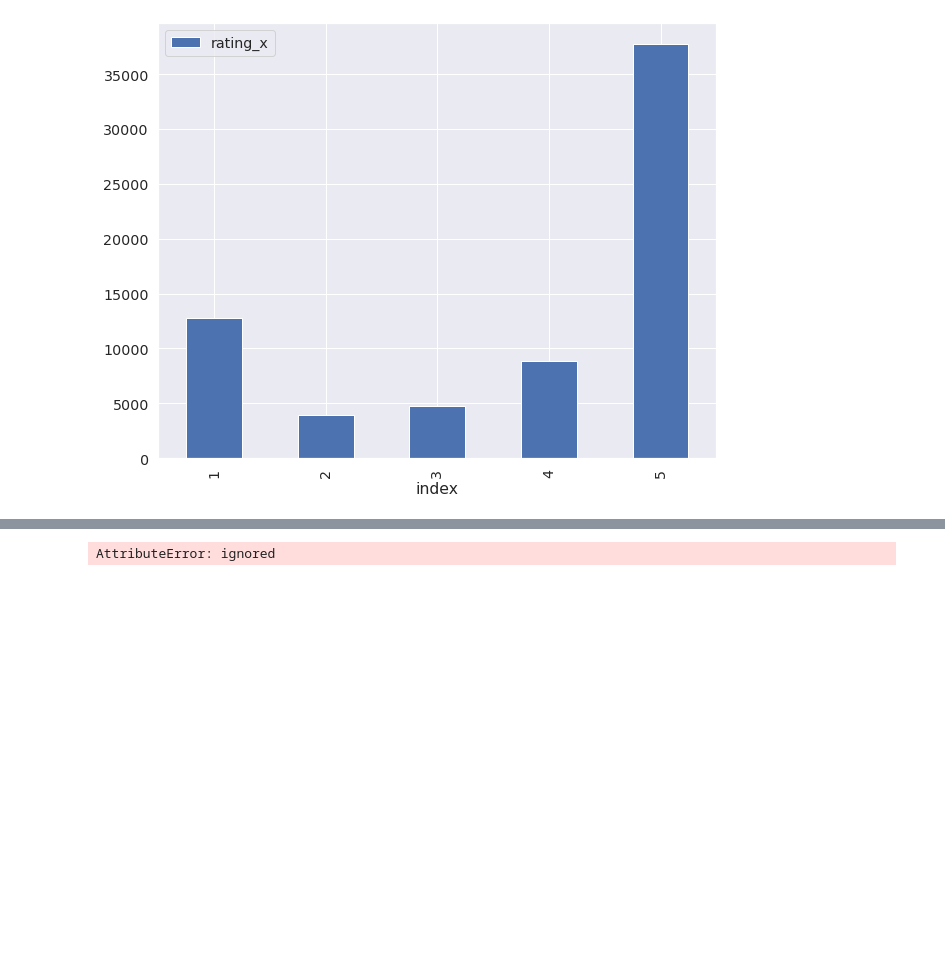
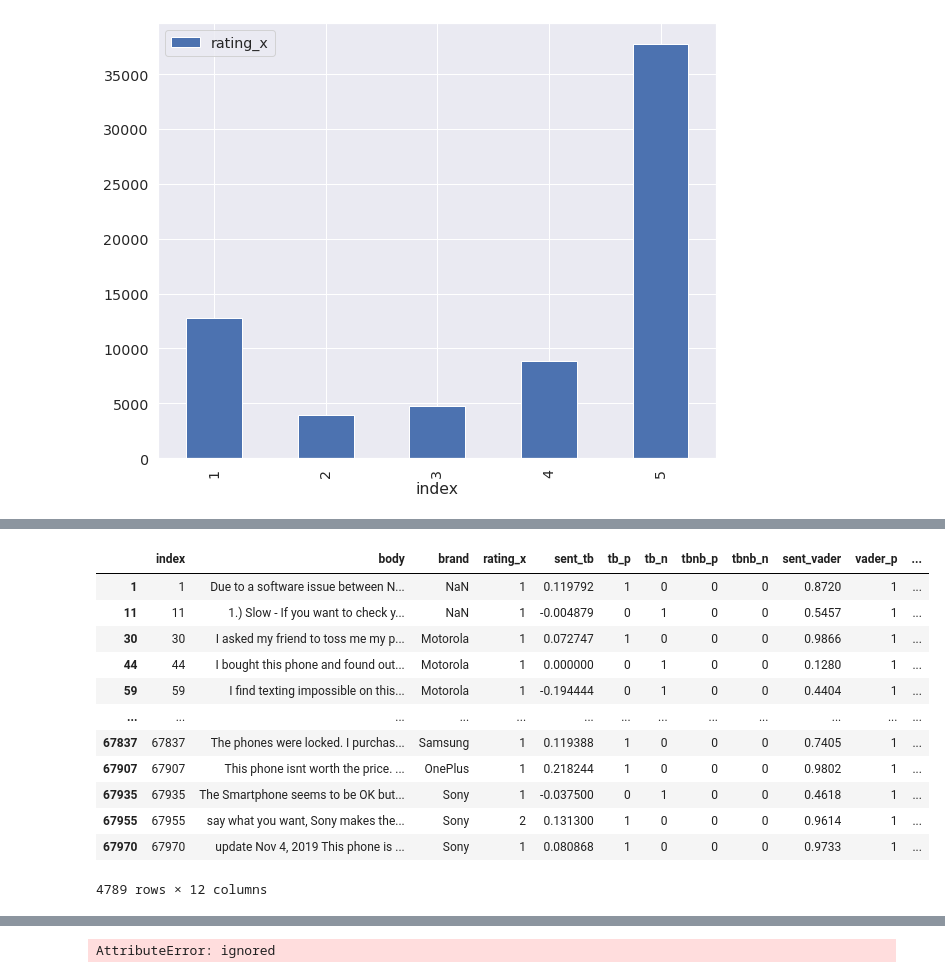
Before and after one commit to Vish4github/News-Category-Classification-using-Transfer-Learning, a Jupyter notebook: Amazon_Cell_Phone_Reviews.ipynb, the cells around one changed output, grey strips where cells are left out. Drawn from its saved outputs; the diff is of its cells as text; code cells hidden in the pictures; blank space fills up the shorter version.

```diff
--- a/Amazon_Cell_Phone_Reviews.ipynb
+++ b/Amazon_Cell_Phone_Reviews.ipynb
@@ -376,0 +468,39 @@ df_reviews.groupby('brand').agg({'sentiment':['mean'], 'pos':['count'], 'neg':['
+# %%
+#@title TextBlob Analyzer: NaiveBayesAnalyzer
+cutoff_sent = 0 #@param {type:"number"}
+
+for i in range(df_sent.shape[0]):
+  #Pick a review
+  rev = str(df_sent.iloc[i,1])
+
+  # TextBlob Sentiment Analyzer with Naive Bayes
+  tb_sent_class = tb.TextBlob(rev, analyzer=NaiveBayesAnalyzer()).sentiment.classification
+
+  # TextBlob with Naive Bayes Analyzer
+  if tb_sent_class == "pos":
+    df_sent.iloc[i,7] = 1
+  else:
+    df_sent.iloc[i,8] = 1
+# %%
+#@title VADER Analyzer
+cutoff_sent =  0#@param {type:"number"}
+
+for i in range(df_sent.shape[0]):
+  # Pick a review
+  rev = str(df_sent.iloc[i,1])
+
+  # VADER Sentiment Analyzer
+  analyzer = SentimentIntensityAnalyzer()
+  vs = analyzer.polarity_scores(rev)
+  score = vs['compound']
+  df_sent.iloc[i,9] = score
+  if df_sent.iloc[i,3] == 5:
+    if score > 0.5:
+      df_sent.iloc[i,10] = 1
+    else:
+      df_sent.iloc[i,11] = 1
+  else:
+    if score >= 0:
+      df_sent.iloc[i,10] = 1
+    else:
+      df_sent.iloc[i,11] = 1
@@ -376,0 +532,17 @@ df_reviews.groupby('brand').agg({'sentiment':['mean'], 'pos':['count'], 'neg':['
+# %%
+# Check False Positives (2417)
+df_sent[(df_sent['vader_p'] == 1) & (df_sent['rating_x'] < 3)]
+# %% [output]
+|  | index | body | brand | rating_x | sent_tb | tb_p | tb_n | tbnb_p | tbnb_n | sent_vader | vader_p | ... |
+| 1 | 1 | Due to a software issue between N... | NaN | 1 | 0.119792 | 1 | 0 | 0 | 0 | 0.8720 | 1 | ... |
+| 11 | 11 | 1.) Slow - If you want to check y... | NaN | 1 | -0.004879 | 0 | 1 | 0 | 0 | 0.5457 | 1 | ... |
+| 30 | 30 | I asked my friend to toss me my p... | Motorola | 1 | 0.072747 | 1 | 0 | 0 | 0 | 0.9866 | 1 | ... |
+| 44 | 44 | I bought this phone and found out... | Motorola | 1 | 0.000000 | 0 | 1 | 0 | 0 | 0.1280 | 1 | ... |
+| 59 | 59 | I find texting impossible on this... | Motorola | 1 | -0.194444 | 0 | 1 | 0 | 0 | 0.4404 | 1 | ... |
+| ... | ... | ... | ... | ... | ... | ... | ... | ... | ... | ... | ... | ... |
+| 67837 | 67837 | The phones were locked. I purchas... | Samsung | 1 | 0.119388 | 1 | 0 | 0 | 0 | 0.7405 | 1 | ... |
+| 67907 | 67907 | This phone isnt worth the price. ... | OnePlus | 1 | 0.218244 | 1 | 0 | 0 | 0 | 0.9802 | 1 | ... |
+| 67935 | 67935 | The Smartphone seems to be OK but... | Sony | 1 | -0.037500 | 0 | 1 | 0 | 0 | 0.4618 | 1 | ... |
+| 67955 | 67955 | say what you want, Sony makes the... | Sony | 2 | 0.131300 | 1 | 0 | 0 | 0 | 0.9614 | 1 | ... |
+| 67970 | 67970 | update Nov 4, 2019 This phone is ... | Sony | 1 | 0.080868 | 1 | 0 | 0 | 0 | 0.9733 | 1 | ... |
+4789 rows × 12 columns
```
Also changed, not shown: parts of 87 cells of this notebook.
